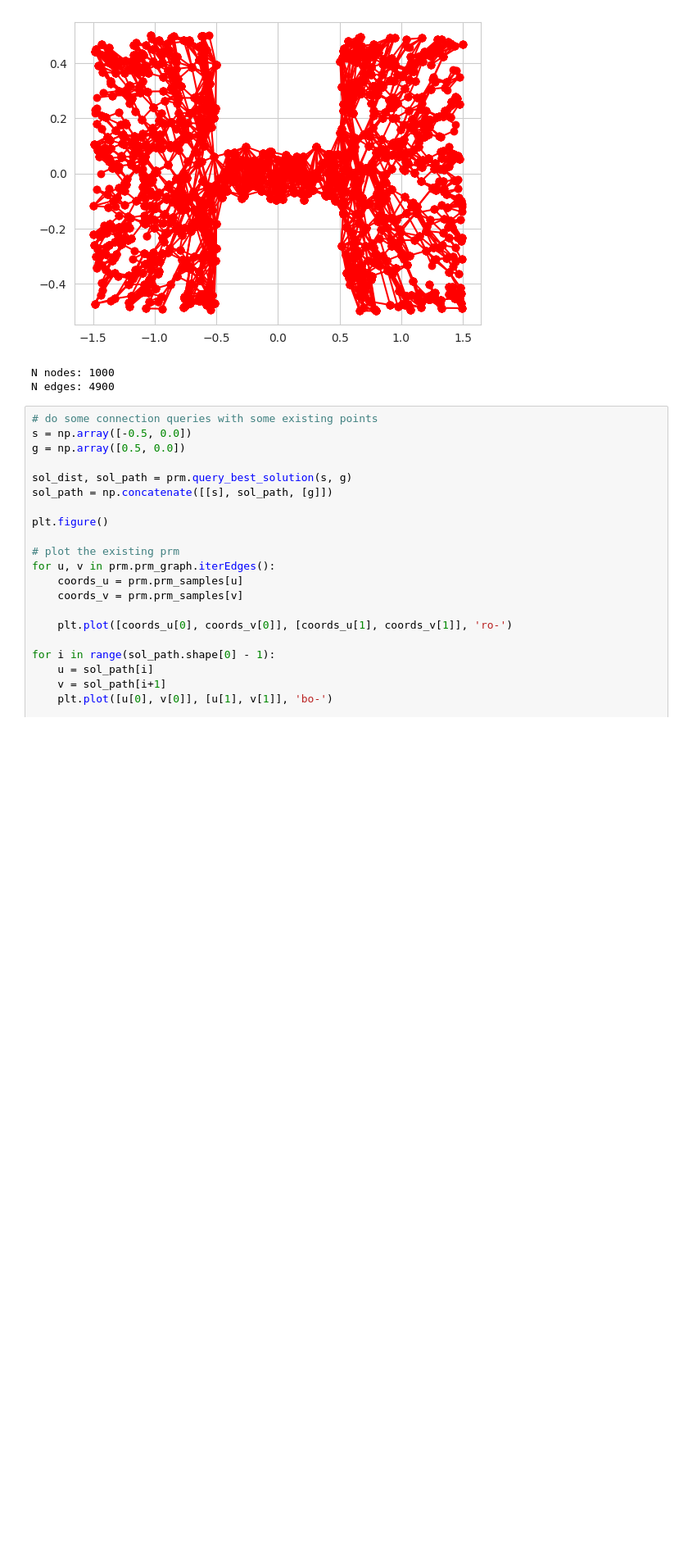
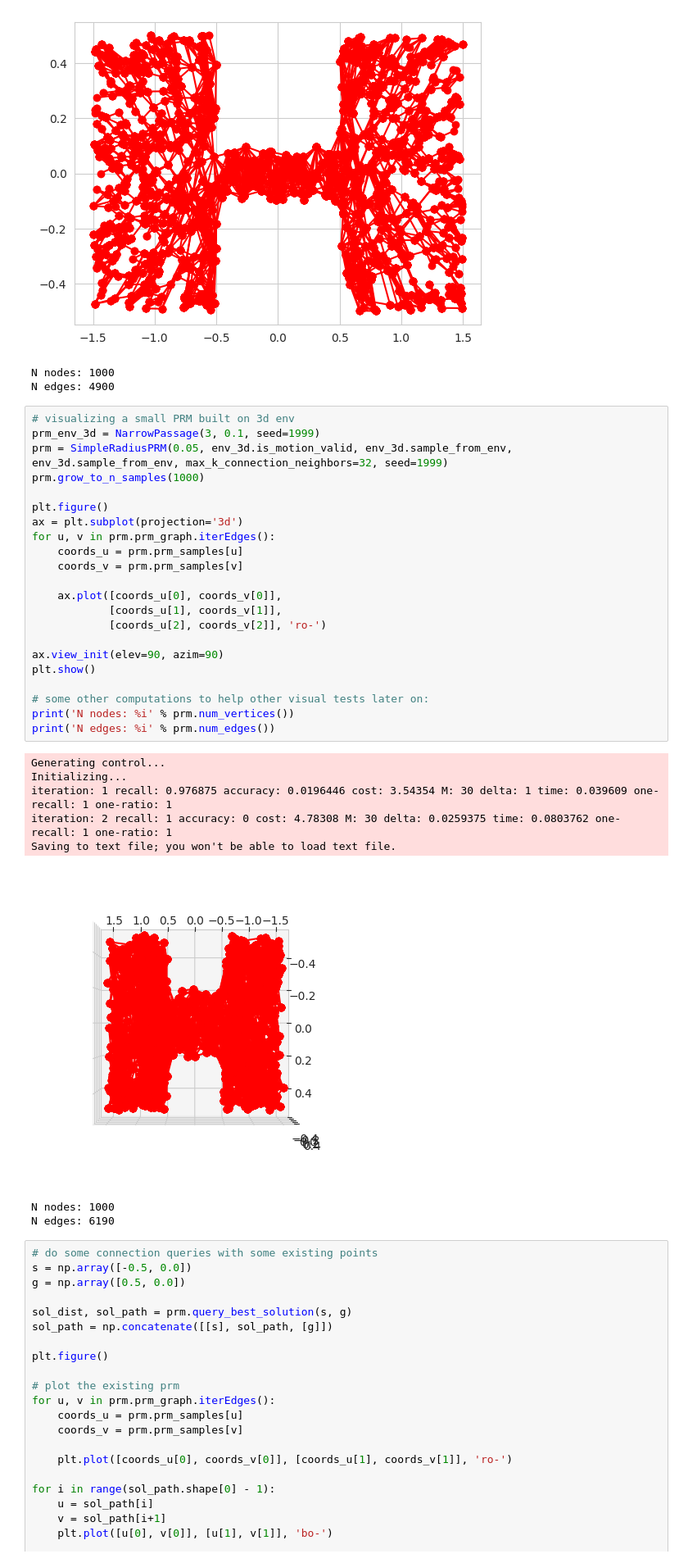
Before and after one commit to robustrobotics/nonasymptotic-mp, a Jupyter notebook: notebooks/vis_narrow_passages.ipynb, the cells around one changed output. Shown at 82% size. Drawn from its saved outputs; the diff is of its cells as text; blank space fills up the shorter version.

```diff
--- a/notebooks/vis_narrow_passages.ipynb
+++ b/notebooks/vis_narrow_passages.ipynb
@@ -56,6 +56,37 @@ Saving to text file; you won't be able to load text file.
 [figure]
 N nodes: 1000
 N edges: 4900
+# %%
+# visualizing a small PRM built on 3d env
+prm_env_3d = NarrowPassage(3, 0.1, seed=1999)
+prm = SimpleRadiusPRM(0.05, env_3d.is_motion_valid, env_3d.sample_from_env, env_3d.sample_from_env, max_k_connection_neighbors=32, seed=1999)
+prm.grow_to_n_samples(1000)
+
+plt.figure()
+ax = plt.subplot(projection='3d')
+for u, v in prm.prm_graph.iterEdges():
+    coords_u = prm.prm_samples[u]
+    coords_v = prm.prm_samples[v]
+
+    ax.plot([coords_u[0], coords_v[0]],
+            [coords_u[1], coords_v[1]],
+            [coords_u[2], coords_v[2]], 'ro-')
+
+ax.view_init(elev=90, azim=90)
+plt.show()
+
+# some other computations to help other visual tests later on:
+print('N nodes: %i' % prm.num_vertices())
+print('N edges: %i' % prm.num_edges())
+# %% [output]
+Generating control...
+Initializing...
+iteration: 1 recall: 0.976875 accuracy: 0.0196446 cost: 3.54354 M: 30 delta: 1 time: 0.039609 one-recall: 1 one-ratio: 1
+iteration: 2 recall: 1 accuracy: 0 cost: 4.78308 M: 30 delta: 0.0259375 time: 0.0803762 one-recall: 1 one-ratio: 1
+Saving to text file; you won't be able to load text file.
+[figure, added]
+N nodes: 1000
+N edges: 6190
 # %%
 # do some connection queries with some existing points
 s = np.array([-0.5, 0.0])
```
